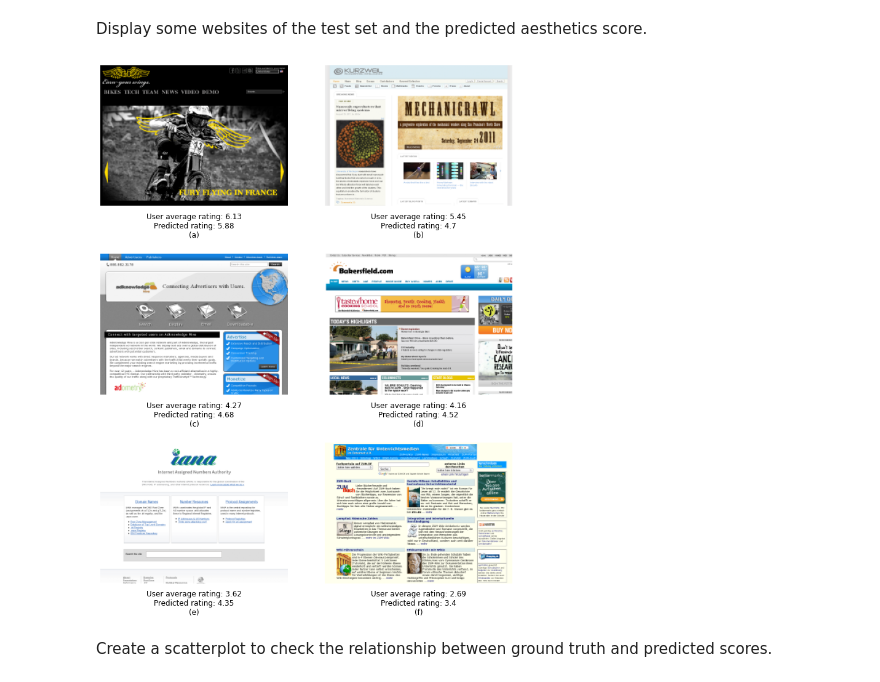
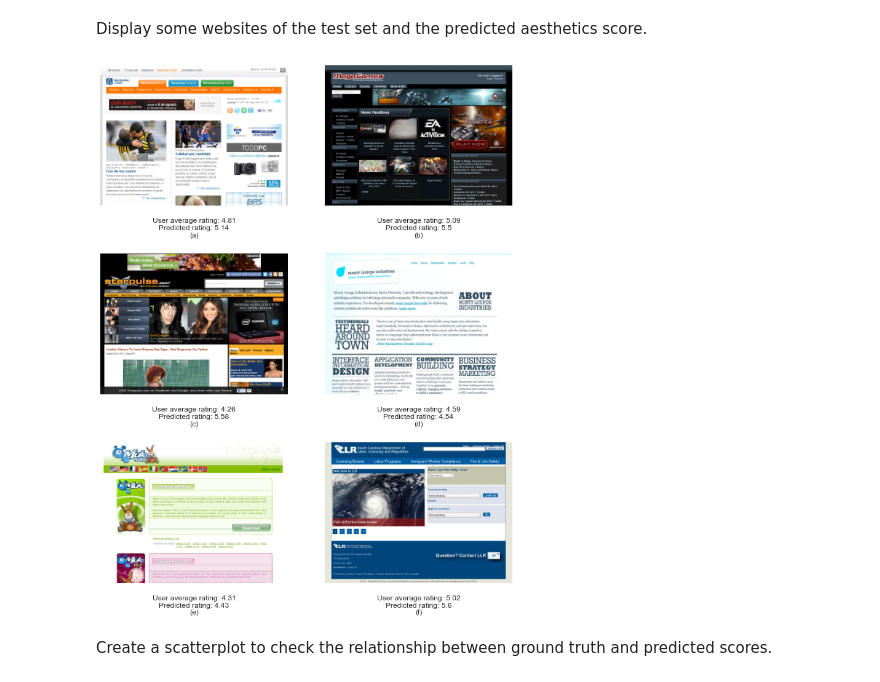
Before and after one commit to abrahamglez17/website-aesthetics-research, a Jupyter notebook: model2_gradcam.ipynb, the cells around one changed output. Drawn from its saved outputs; the diff is of its cells as text; code cells hidden in the pictures.

```diff
--- a/model2_gradcam.ipynb
+++ b/model2_gradcam.ipynb
@@ -355,27 +355,27 @@ predictions = np.array(predictions)
 # %% [markdown]
 Display some websites of the test set and the predicted aesthetics score.
 # %%
-image_ids = [87, 45, 49, 94, 14, 83] # test image IDs sorted in descending order according to the website's aesthetics level
+image_ids = [13, 43, 5, 76, 44, 92] # test image IDs sorted in descending order according to the website's aesthetics level
 
 fig = plt.figure(figsize=(12, 16))
 i = 1
 for id in image_ids:
   if 'english' in test_images[id]:
     path = images_path + '/english_resized/' + test_images[id].rsplit('/', 1)[1]
   else:
     path = images_path + '/foreign_resized/' + test_images[id].rsplit('/', 1)[1]
 
   plt.subplot(len(image_ids)/2, 2, i)
   img = mping.imread(path)
   plt.title('User average rating: ' + str(np.round(gt_scores[id],2)) + '\nPredicted rating: ' + str(np.round(predictions[id],2)) + '\n(' + chr(97+i-1) + ')', y=-0.25)
   plt.axis('off')
   plt.imshow(img)
 
   i += 1
 
 plt.show()
 # %% [output]
-[figure, old version]
+[figure, new version]
 # %% [markdown]
 Create a scatterplot to check the relationship between ground truth and predicted scores.
 # %%
```
Also changed, not shown: parts of 5 cells of this notebook.
